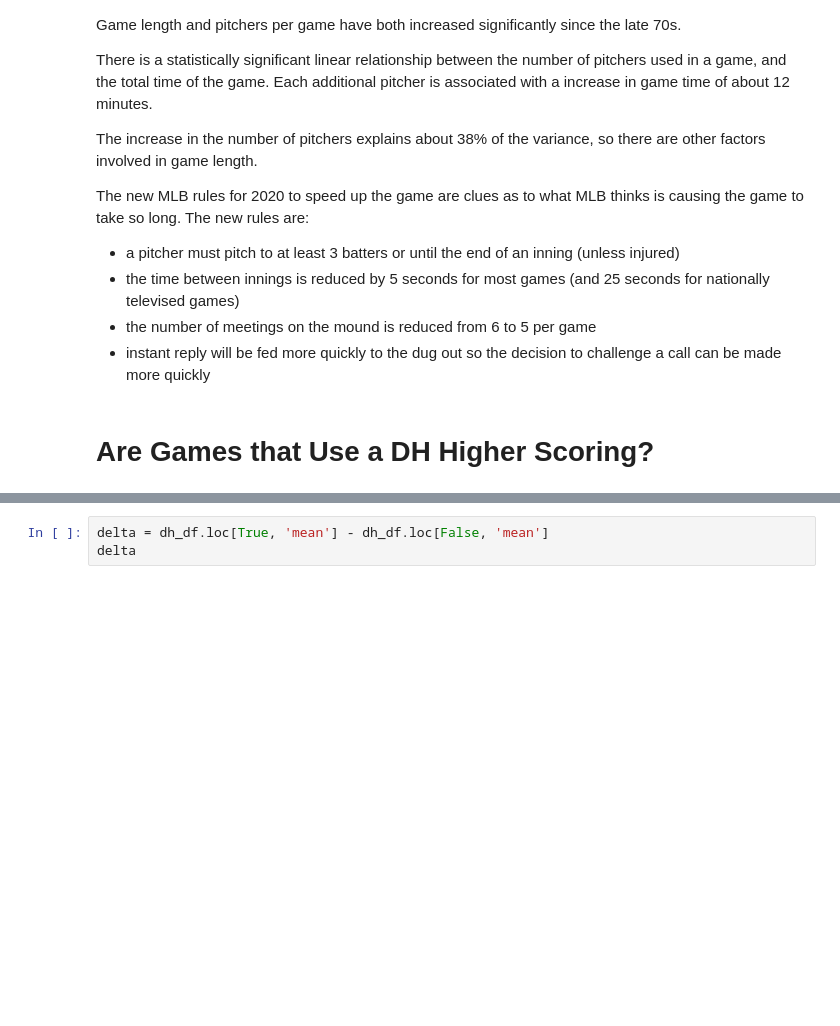
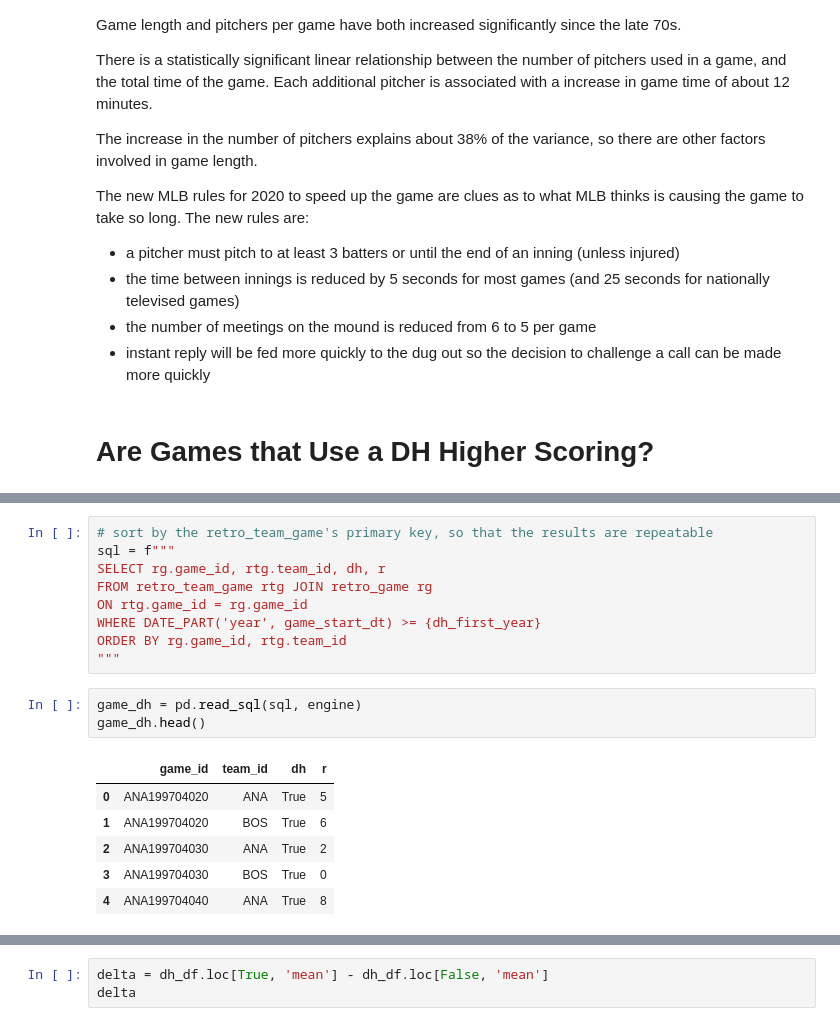
Before and after one commit to sdiehl28/baseball-analytics, a Jupyter notebook: baseball_jupyter_nb/01_Intro_SQL.ipynb, the cells around one changed output, grey strips where cells are left out. Drawn from its saved outputs; the diff is of its cells as text; blank space fills up the shorter version.

```diff
--- a/baseball_jupyter_nb/01_Introduction.ipynb
+++ b/baseball_jupyter_nb/01_Intro_SQL.ipynb
@@ -318 +340,20 @@ df.head()
+# %%
+# sort by the retro_team_game's primary key, so that the results are repeatable
+sql = f"""
+SELECT rg.game_id, rtg.team_id, dh, r
+FROM retro_team_game rtg JOIN retro_game rg
+ON rtg.game_id = rg.game_id
+WHERE DATE_PART('year', game_start_dt) >= {dh_first_year}
+ORDER BY rg.game_id, rtg.team_id
+"""
+# %%
+game_dh = pd.read_sql(sql, engine)
+game_dh.head()
+# %% [output]
+|  | game_id | team_id | dh | r |
+| 0 | ANA199704020 | ANA | True | 5 |
+| 1 | ANA199704020 | BOS | True | 6 |
+| 2 | ANA199704030 | ANA | True | 2 |
+| 3 | ANA199704030 | BOS | True | 0 |
+| 4 | ANA199704040 | ANA | True | 8 |
 # %%
```
Also changed, not shown: parts of 54 cells of this notebook, 1 other file.
